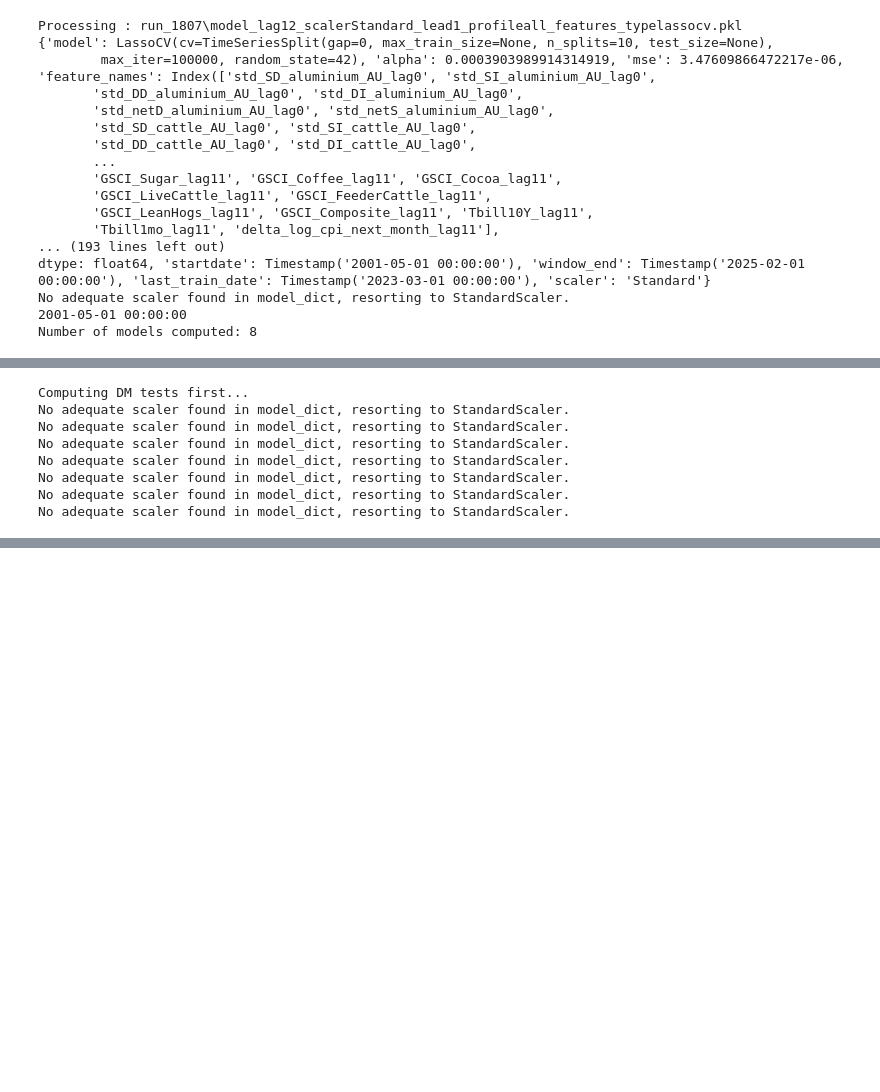
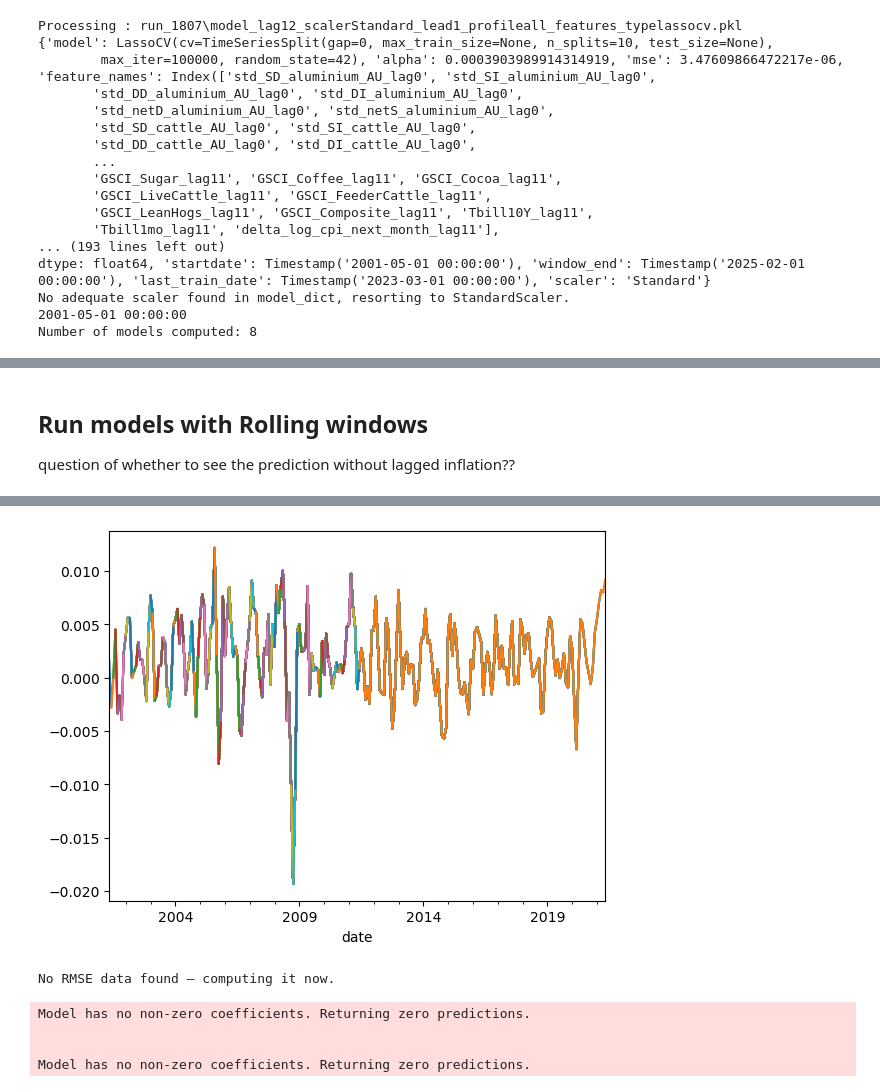
Before and after one commit to dietschleo/Thesis-Narrative-Series-Modelling-Evaluation, a Jupyter notebook: run_all_models.ipynb, the cells around one changed output, grey strips where cells are left out. Drawn from its saved outputs; the diff is of its cells as text; code cells hidden in the pictures; blank space fills up the shorter version.

```diff
--- a/run_all_models.ipynb
+++ b/run_all_models.ipynb
@@ -170,11 +130,29 @@ multi = EvaluationMultiModel(df=df, folder=folder)
-# %%
-multi.plot_dm_pval_matrix()
-# %% [output]
-Computing DM tests first...
-No adequate scaler found in model_dict, resorting to StandardScaler.
-No adequate scaler found in model_dict, resorting to StandardScaler.
-No adequate scaler found in model_dict, resorting to StandardScaler.
-No adequate scaler found in model_dict, resorting to StandardScaler.
-No adequate scaler found in model_dict, resorting to StandardScaler.
-No adequate scaler found in model_dict, resorting to StandardScaler.
-No adequate scaler found in model_dict, resorting to StandardScaler.
+# %% [markdown]
+## Run models with Rolling windows
+question of whether to see the prediction without lagged inflation??
+# %%
+#Initialize the wrapper object
+model = wp.Model(df)
+model.scaler = "Standard"
+model.set_maxlag(6)
+model.set_profile("all_features")
+model.auto_print = False
+
+model.window = 144 #12 years
+model.set_modeltype("lassocv")
+model.backtest_fixed_window_with_refit()
+model.set_modeltype("elasticnetcv")
+model.backtest_fixed_window_with_refit()
+
+model.window = 180 #15 years
+model.set_modeltype("lassocv")
+model.backtest_fixed_window_with_refit()
+model.set_modeltype("elasticnetcv")
+model.backtest_fixed_window_with_refit()
+
+model.window = 240 #20 years
+model.set_modeltype("lassocv")
+model.backtest_fixed_window_with_refit()
+model.set_modeltype("elasticnetcv")
+model.backtest_fixed_window_with_refit()
+# %% [output]
@@ -180,0 +176,15 @@ No adequate scaler found in model_dict, resorting to StandardScaler.
+[figure, added]
+# %%
+from multi_model_test import EvaluationMultiModel
+multi = EvaluationMultiModel(df=df,folder="lassocv_all_features_lag5_lead1_20250718_190325")
+coef_df = multi.get_non_zero_coef_matrix()
+# Drop columns with fewer than 5 non-NaN values
+coef_df = coef_df.loc[:, coef_df.count() >= 5]
+multi.plot_coef_heatmap(coef_df=coef_df)
+multi.plot_average_rmse_over_time()
+# %% [output]
+No RMSE data found — computing it now.
+Model has no non-zero coefficients. Returning zero predictions.
+
+
+Model has no non-zero coefficients. Returning zero predictions.
```
Also changed, not shown: parts of 6 cells of this notebook, 2 other files.
